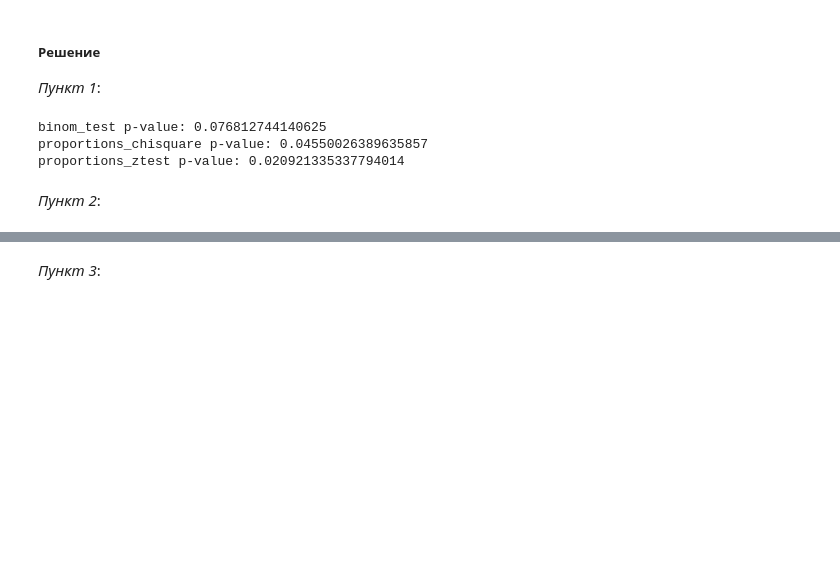
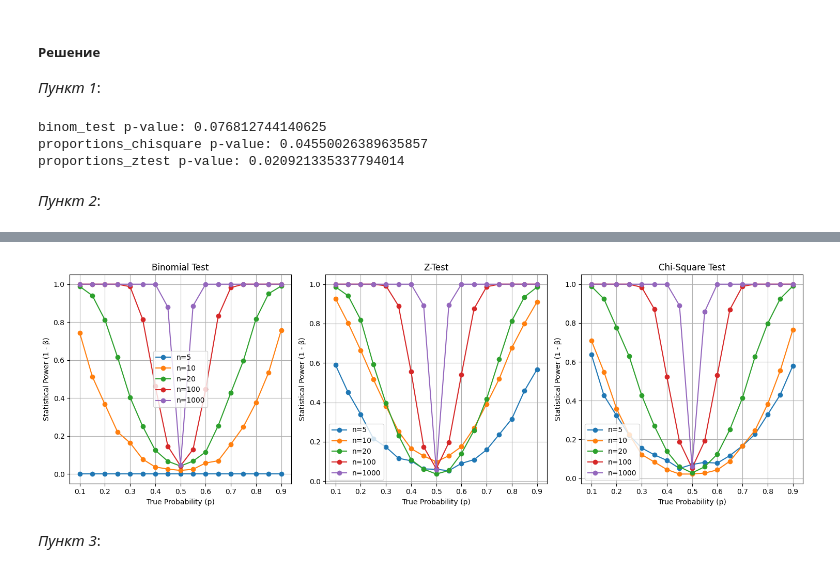
Before and after one commit to FessDemon/pim, a Jupyter notebook: pr_st_an_data/asa_course/Seminars/lab03/S3_Hypothesis.ipynb, the cells around one changed output, grey strips where cells are left out. Cells and saved outputs as stored; diff of their text form; code cells hidden in the pictures; blank space fills up the shorter version.

```diff
--- a/pr_st_an_data/asa_course/Seminars/lab03/S3_Hypothesis.ipynb
+++ b/pr_st_an_data/asa_course/Seminars/lab03/S3_Hypothesis.ipynb
@@ -509,2 +467,56 @@ for test_type, test_name in test_types.items():
+# %%
+import matplotlib.pyplot as plt
+
+def calculate_power(n, p_true, p0=0.5, alpha=0.05, method='binom'):
+    n_sim = 1000  # Количество симуляций
+    rejections = 0
+
+    for _ in range(n_sim):
+        # Генерируем данные: число успехов из n испытаний с вероятностью p_true
+        successes = np.random.binomial(n, p_true)
+
+        if method == 'binom':
+            # Используем binomtest (возвращает объект, извлекаем p-value)
+            result = binomtest(successes, n, p0)
+            p_val = result.pvalue
+        elif method == 'ztest':
+            # Z-тест для пропорции
+            _, p_val = proportions_ztest(successes, n, value=p0, alternative='two-sided')
+        elif method == 'chisq':
+            # Хи-квадрат тест
+            _, p_val, _ = proportions_chisquare(successes, n, value=p0)
+
+        # Сравниваем p-значение с уровнем значимости
+        if p_val < alpha:
+            rejections += 1
+
+    return rejections / n_sim  # Мощность теста
+
+# Параметры симуляции
+sample_sizes = [5, 10, 20, 100, 1000]
+p_values = np.linspace(0.1, 0.9, 17)  # Уменьшим число точек для скорости
+alpha = 0.05
+methods = ['binom', 'ztest', 'chisq']
+method_names = ['Binomial Test', 'Z-Test', 'Chi-Square Test']
+
+# Построение графиков
+plt.figure(figsize=(15, 5))
+
+for i, method in enumerate(methods):
+    plt.subplot(1, 3, i + 1)
+    for n in sample_sizes:
+        power = [calculate_power(n, p, method=method) for p in p_values]
+        plt.plot(p_values, power, label=f'n={n}', marker='o')
+
+    plt.title(method_names[i])
+    plt.xlabel('True Probability (p)')
+    plt.ylabel('Statistical Power (1 - β)')
+    plt.legend()
+    plt.grid(True)
+
+plt.tight_layout()
+plt.show()
+# %% [output]
+[figure, added]
 # %% [markdown]
 *Пункт 3*:
```
Also changed, not shown: parts of 15 cells of this notebook.
